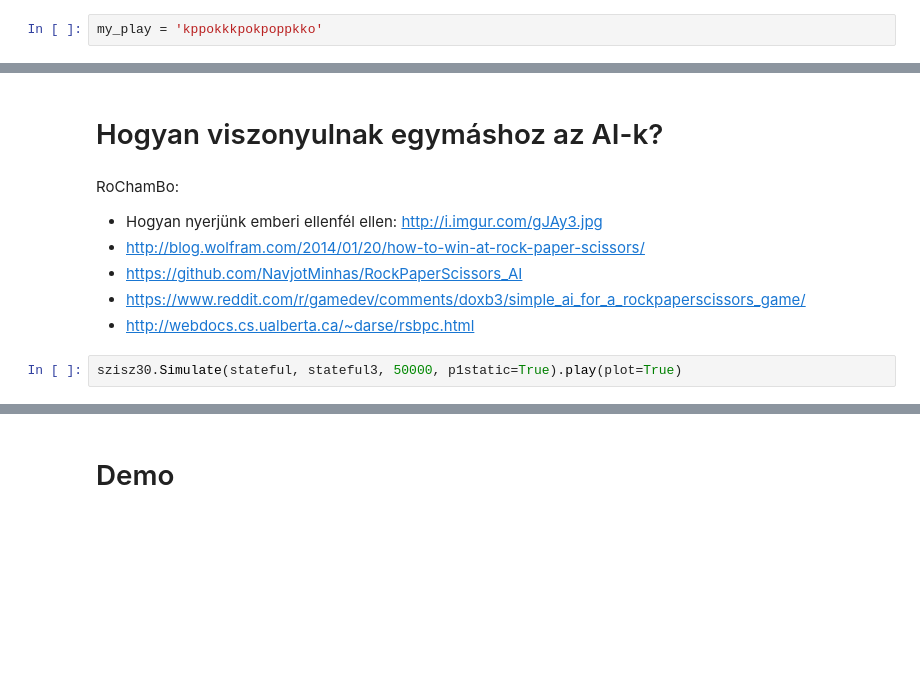
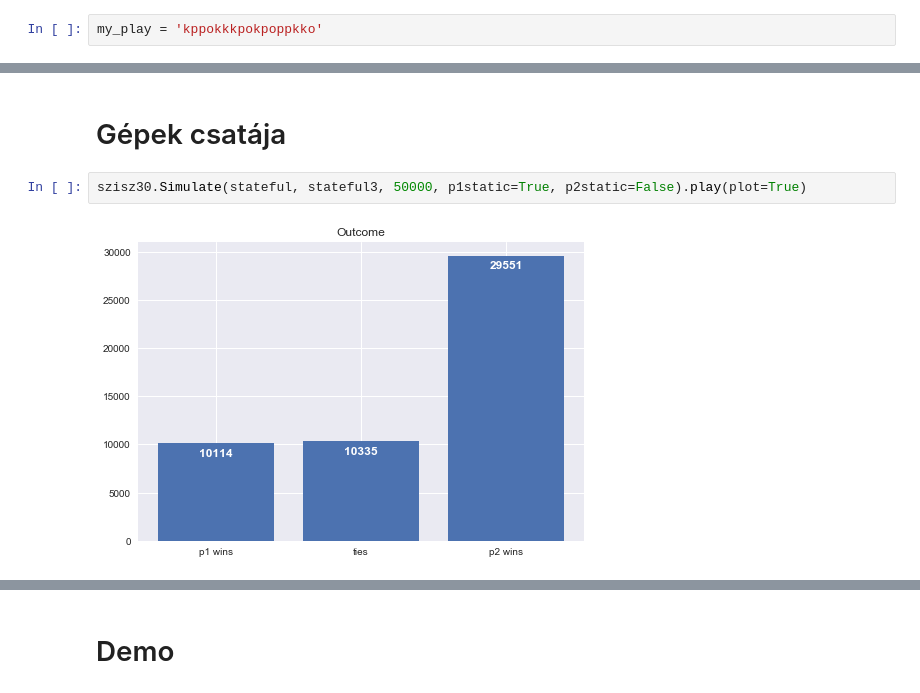
Before and after one commit to fulibacsi/notebooks, a Jupyter notebook: szisz/szisz30/szisz30slides.ipynb, the cells around one changed output, grey strips where cells are left out. Drawn from its saved outputs; the diff is of its cells as text; blank space fills up the shorter version.

```diff
--- a/szisz/szisz30/szisz30slides.ipynb
+++ b/szisz/szisz30/szisz30slides.ipynb
@@ -101,14 +117,9 @@ stateful.plot_probs()
-# %% [markdown]
-# Hogyan viszonyulnak egymáshoz az AI-k?
-# %% [markdown]
-RoChamBo:
-- Hogyan nyerjünk emberi ellenfél ellen: http://i.imgur.com/gJAy3.jpg
-- http://blog.wolfram.com/2014/01/20/how-to-win-at-rock-paper-scissors/
-- https://github.com/NavjotMinhas/RockPaperScissors_AI
-- https://www.reddit.com/r/gamedev/comments/doxb3/simple_ai_for_a_rockpaperscissors_game/
-- http://webdocs.cs.ualberta.ca/~darse/rsbpc.html
+# %% [markdown]
+# Gépek csatája
 # %%
-szisz30.Simulate(stateful, stateful3, 50000, p1static=True).play(plot=True)
+szisz30.Simulate(stateful, stateful3, 50000, p1static=True, p2static=False).play(plot=True)
+# %% [output]
+[figure, added]
 # %% [markdown]
 # Neurális hálózatok
 
```
Also changed, not shown: parts of 45 cells of this notebook, 11 other files.
